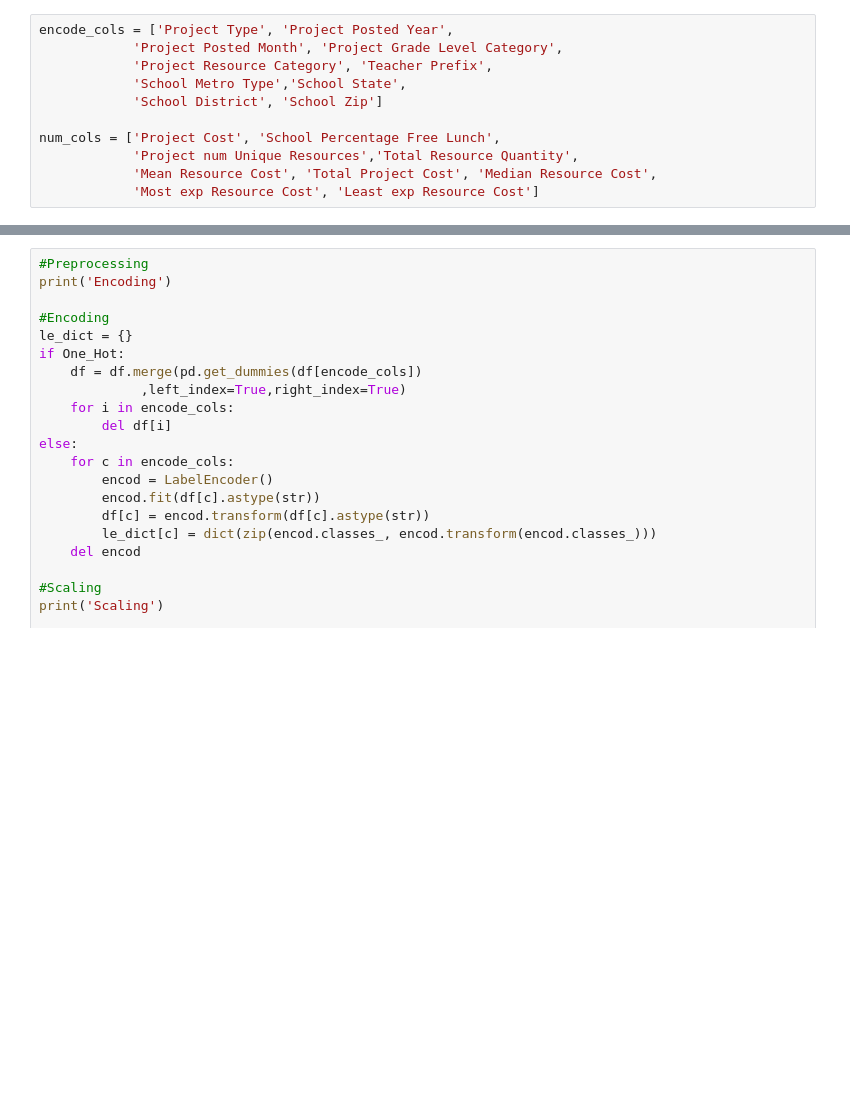
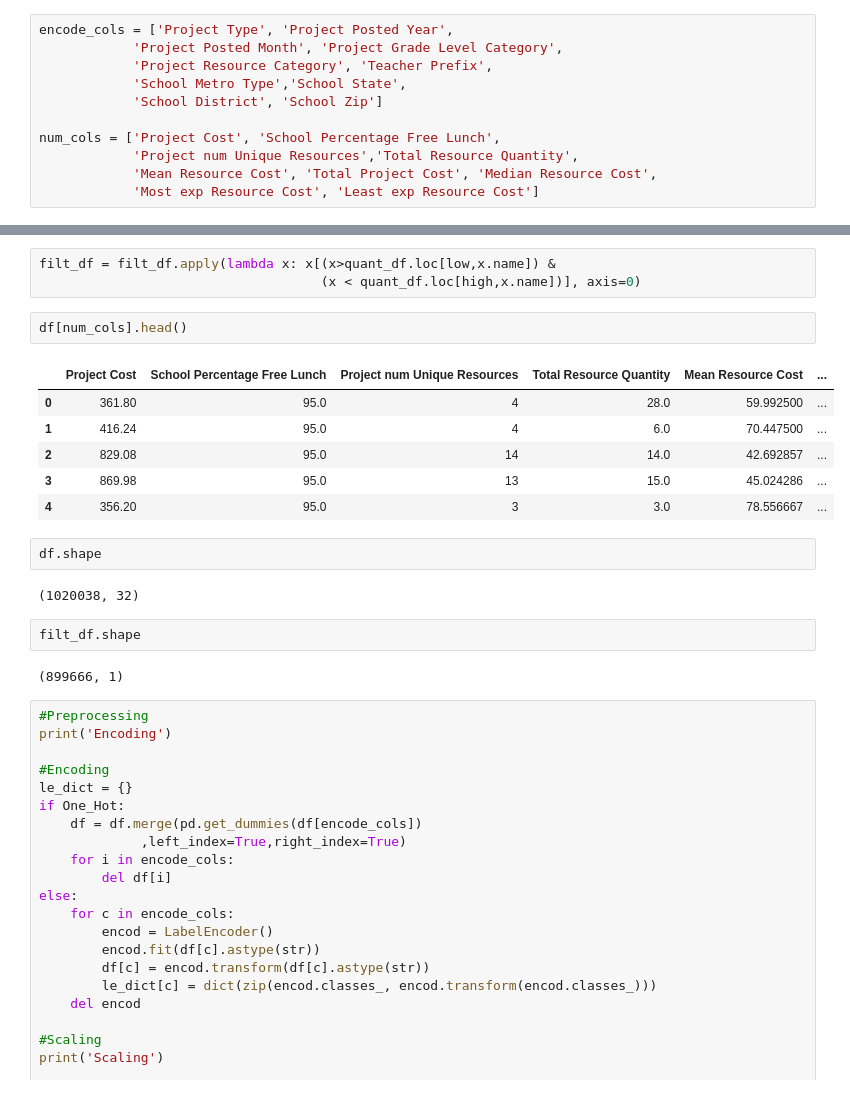
Before and after one commit to Mikhail-Naumov/Donors_Choose, a Jupyter notebook: Donor_Eda.ipynb, the cells around one changed output, grey strips where cells are left out. Drawn from its saved outputs; the diff is of its cells as text; blank space fills up the shorter version.

Commit message:
structuring data for tableau

```diff
--- a/Donor_Eda.ipynb
+++ b/Donor_Eda.ipynb
@@ -172,3 +184,23 @@ num_cols = ['Project Cost', 'School Percentage Free Lunch',
+# %%
+filt_df = filt_df.apply(lambda x: x[(x>quant_df.loc[low,x.name]) &
+                                    (x < quant_df.loc[high,x.name])], axis=0)
+# %%
+df[num_cols].head()
+# %% [output]
+|  | Project Cost | School Percentage Free Lunch | Project num Unique Resources | Total Resource Quantity | Mean Resource Cost | ... |
+| 0 | 361.80 | 95.0 | 4 | 28.0 | 59.992500 | ... |
+| 1 | 416.24 | 95.0 | 4 | 6.0 | 70.447500 | ... |
+| 2 | 829.08 | 95.0 | 14 | 14.0 | 42.692857 | ... |
+| 3 | 869.98 | 95.0 | 13 | 15.0 | 45.024286 | ... |
+| 4 | 356.20 | 95.0 | 3 | 3.0 | 78.556667 | ... |
+# %%
+df.shape
+# %% [output]
+(1020038, 32)
+# %%
+filt_df.shape
+# %% [output]
+(899666, 1)
 # %%
 #Preprocessing
 print('Encoding')
```
Also changed, not shown: parts of 3 cells of this notebook.
